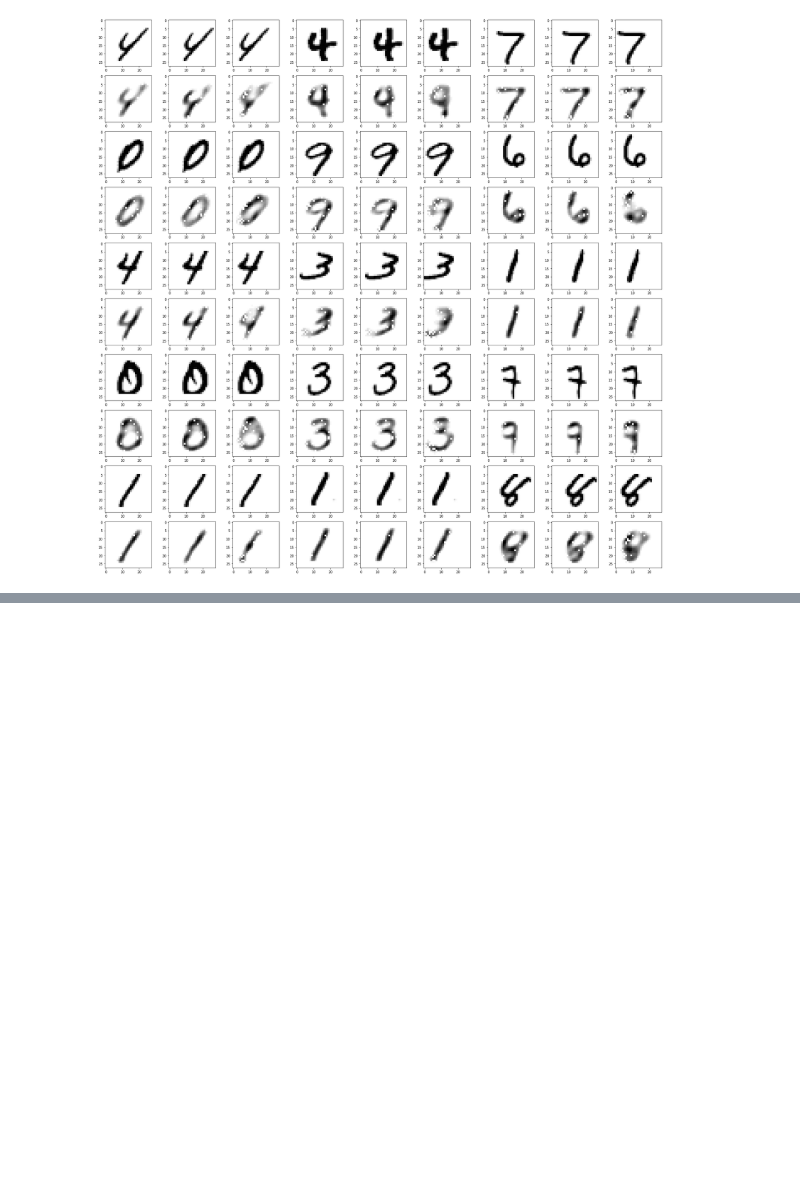
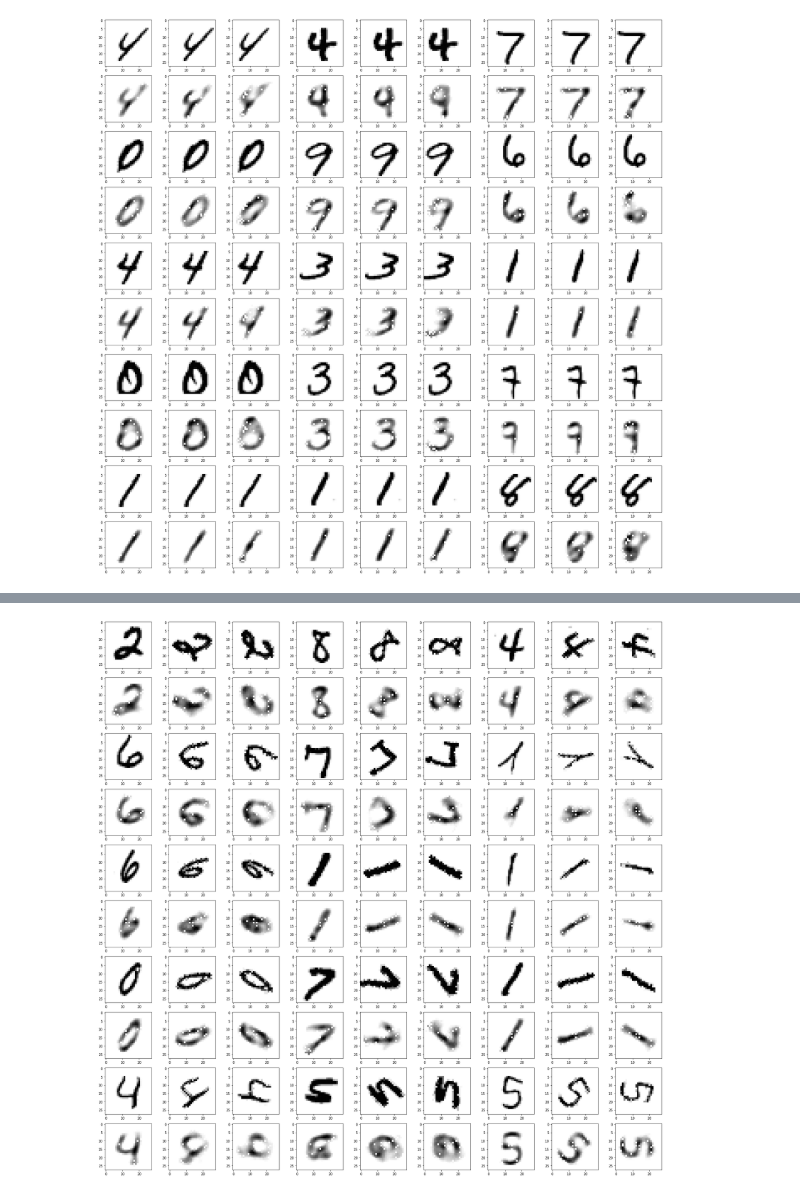
Before and after one commit to shazoop/form_motion_NN, a Jupyter notebook: local_chart.ipynb, the cells around one changed output, grey strips where cells are left out. Drawn from its saved outputs; the diff is of its cells as text; code cells hidden in the pictures; blank space fills up the shorter version.

Commit message:
succesfully trained local chart on rotations and 1d translation

```diff
--- a/local_chart.ipynb
+++ b/local_chart.ipynb
@@ -349,0 +353,14 @@ plt.savefig('2nd sg')
+# %%
+hor_trans = transforms.Compose(
+    [transforms.RandomAffine(0, translate = (.3,0))])
+
+rot_trans = transforms.Compose(
+(    [transforms.RandomAffine(degrees = (30,60))]))
+
+transform_set2 = [hor_trans,rot_trans]
+# %%
+model_dis2 = make_model(28**2, latent_dim= 16, trans_dim = 2)
+model_dis2 = model_dis2.to(device)
+optimizer2 = torch.optim.Adam(model_dis2.parameters(), lr=1e-3) #e-1
+# %%
+train(300, model_dis2, device, data_loader, optimizer2, epoch = 10, movie_len = movie_len, transform_set = transform_set2, sparse_par = 3e-3, opt_interval = 3, beta = .85)
@@ -349,0 +385,14 @@ plt.savefig('2nd sg')
+# %%
+true_frames2, out_frames2 = test(model_dis2, device, test_loader, movie_len, transform_set2, choice = 1)
+# %%
+fig = plt.figure(figsize=(30,30)) #image sequence from dataset
+for i in range(45):
+        fig.add_subplot(10,9,i+9*(i//9)+1)
+        plt.imshow(true_frames2[i//3,i % 3],cmap = "Greys")
+        fig.add_subplot(10,9,i+9*(i//9)+10)
+        plt.imshow(out_frames2[i//3,i % 3], cmap = 'Greys')
+# plt.hist(true_frames[ix,0],bins=4)
+# plt.hist(true_frames[ix,1], bins=4)
+plt.savefig('True vs Reconstruction')
+# %% [output]
+[figure, added]
```
Also changed, not shown: parts of 26 cells of this notebook, 3 other files.
